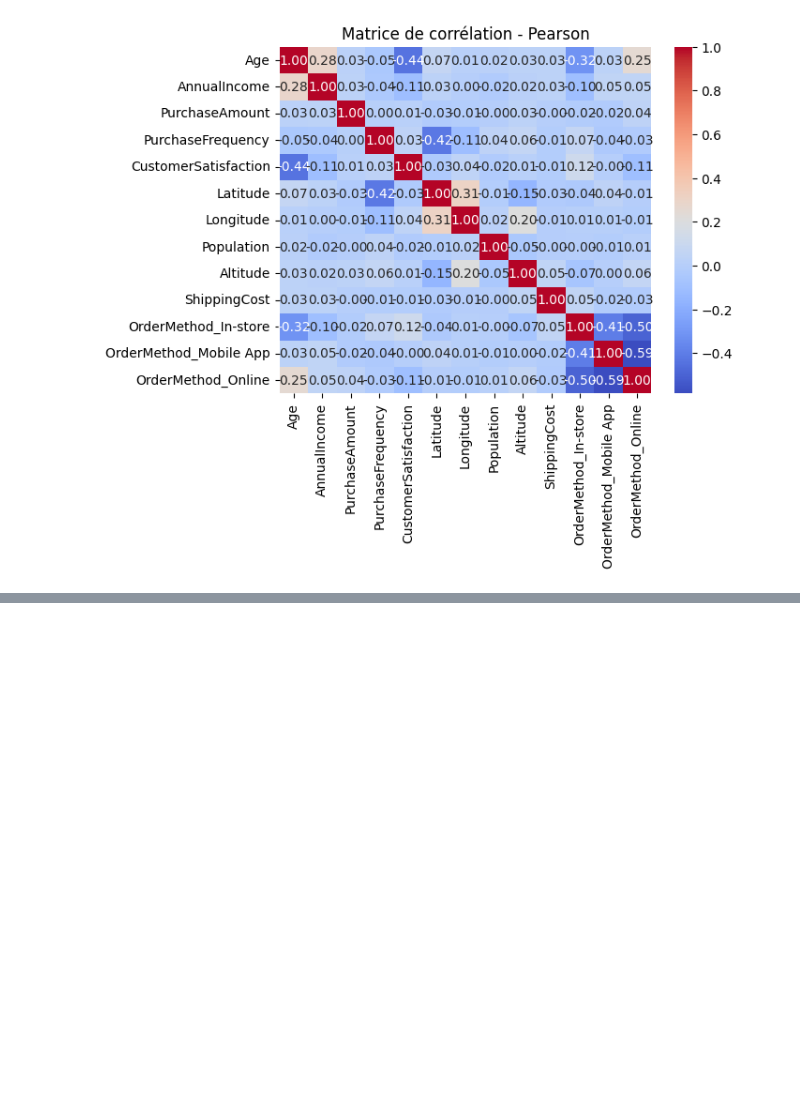
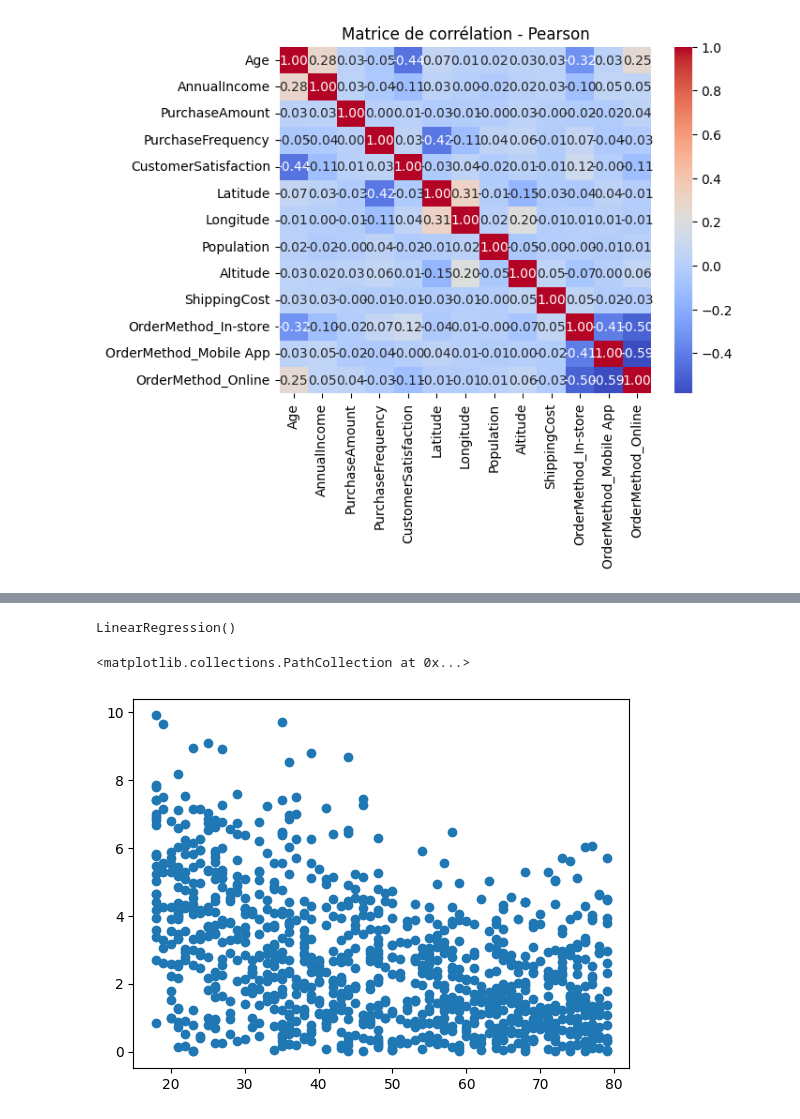
Before and after one commit to yzpt/module_pandas_B2, a Jupyter notebook: 7.0.EDA_template.ipynb, the cells around one changed output, grey strips where cells are left out. Drawn from its saved outputs; the diff is of its cells as text; code cells hidden in the pictures; blank space fills up the shorter version.

```diff
--- a/7.0.EDA_template.ipynb
+++ b/7.0.EDA_template.ipynb
@@ -796,0 +802,3 @@ plt.show()
+# %%
+df = data_with_encoded_order_method.dropna(subset=['Age','CustomerSatisfaction'])
+df.info()
@@ -796,0 +823,3 @@ plt.show()
+# %%
+X = df[['Age']]
+X
@@ -796,0 +840,14 @@ plt.show()
+# %%
+y = df['CustomerSatisfaction']
+# %%
+from sklearn.linear_model import LinearRegression
+
+model = LinearRegression()
+model.fit(X, y)
+# %% [output]
+LinearRegression()
+# %%
+plt.scatter(X, y)
+# %% [output]
+<matplotlib.collections.PathCollection at 0x...>
+[figure, added]
```
Also changed, not shown: parts of 4 cells of this notebook, 2 other files.
